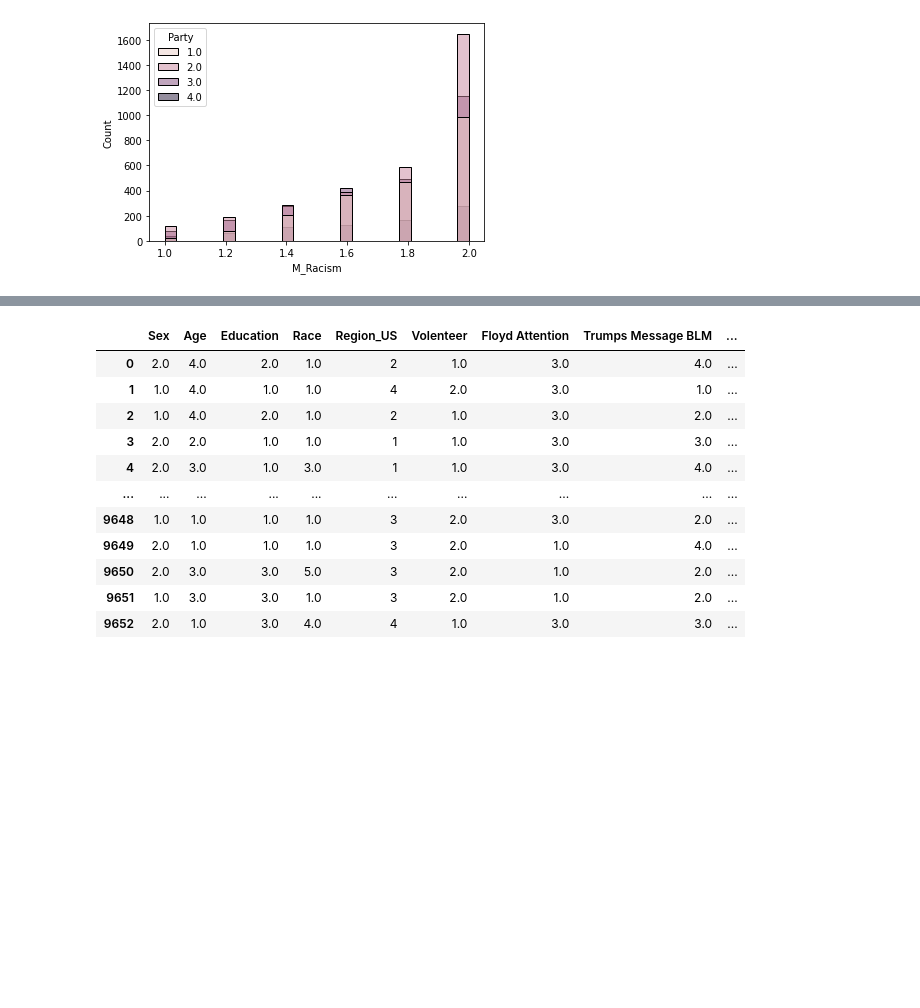
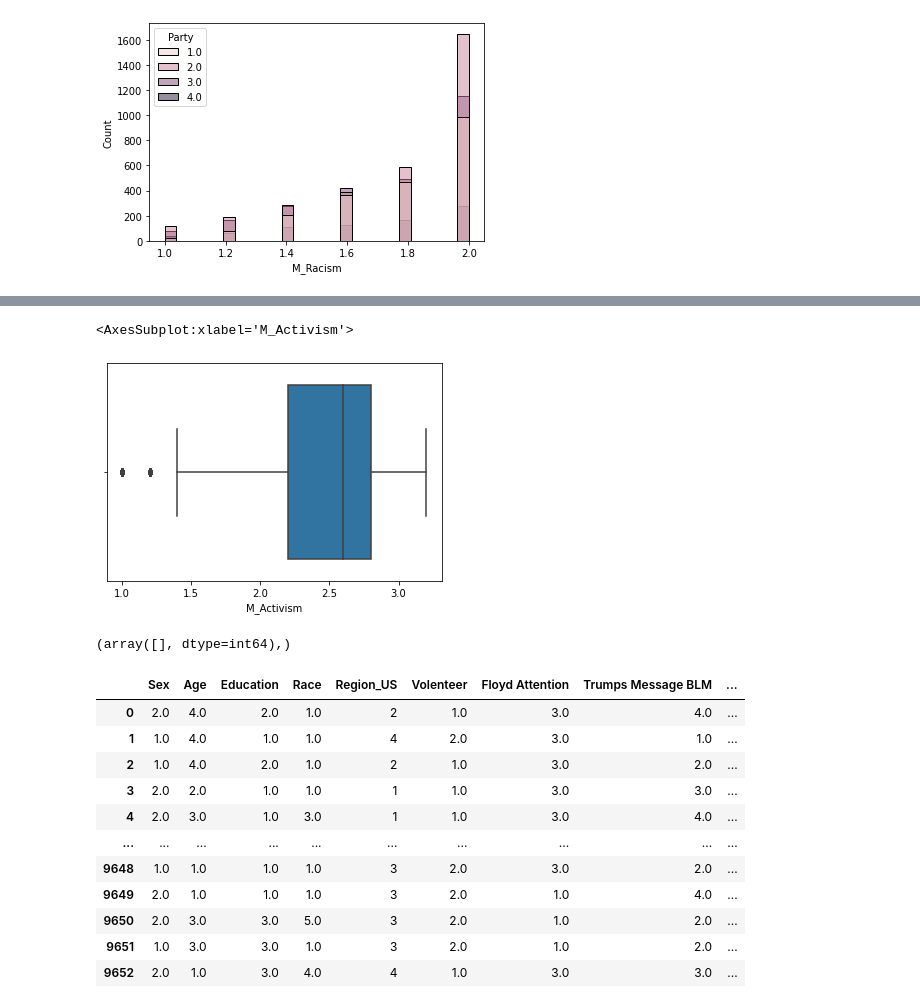
Before and after one commit to ChristinaGarasky/PoliticalPartyProject, a Jupyter notebook: CoderGirlProject2_clean.ipynb, the cells around one changed output, grey strips where cells are left out. Saved outputs shown, nothing was run; the diff lists cells and outputs as text; code cells hidden in the pictures; blank space fills up the shorter version.

```diff
--- a/CoderGirlProject2_clean.ipynb
+++ b/CoderGirlProject2_clean.ipynb
@@ -229,3 +234,17 @@ sns.histplot(data=newdata, x="M_Racism", hue="Party")
+# %%
+sns.boxplot(x=newdata['M_Activism'])
+# %% [output]
+<AxesSubplot:xlabel='M_Activism'>
+[figure, added]
+# %%
+from scipy import stats
+import numpy as np
+z = np.abs(stats.zscore(newdata["M_Racism"]))
+z
+threshold = 3
+print(np.where(z > 3))
+# %% [output]
+(array([], dtype=int64),)
 # %%
 newdata
 # %% [output]
```
Also changed, not shown: parts of 3 cells of this notebook.
